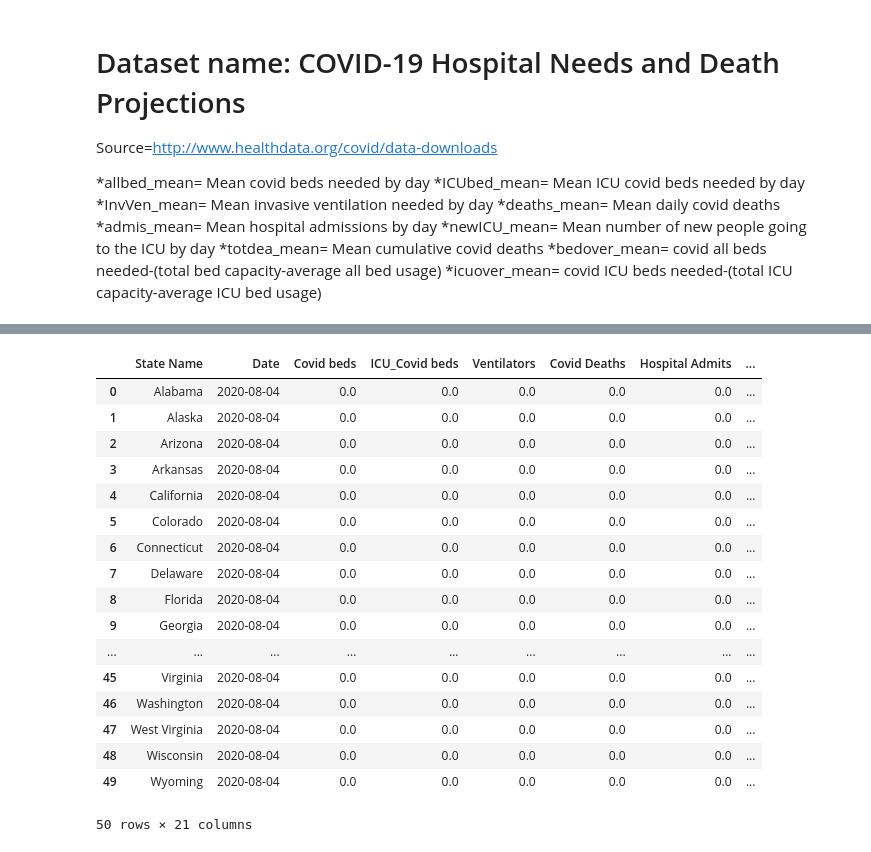
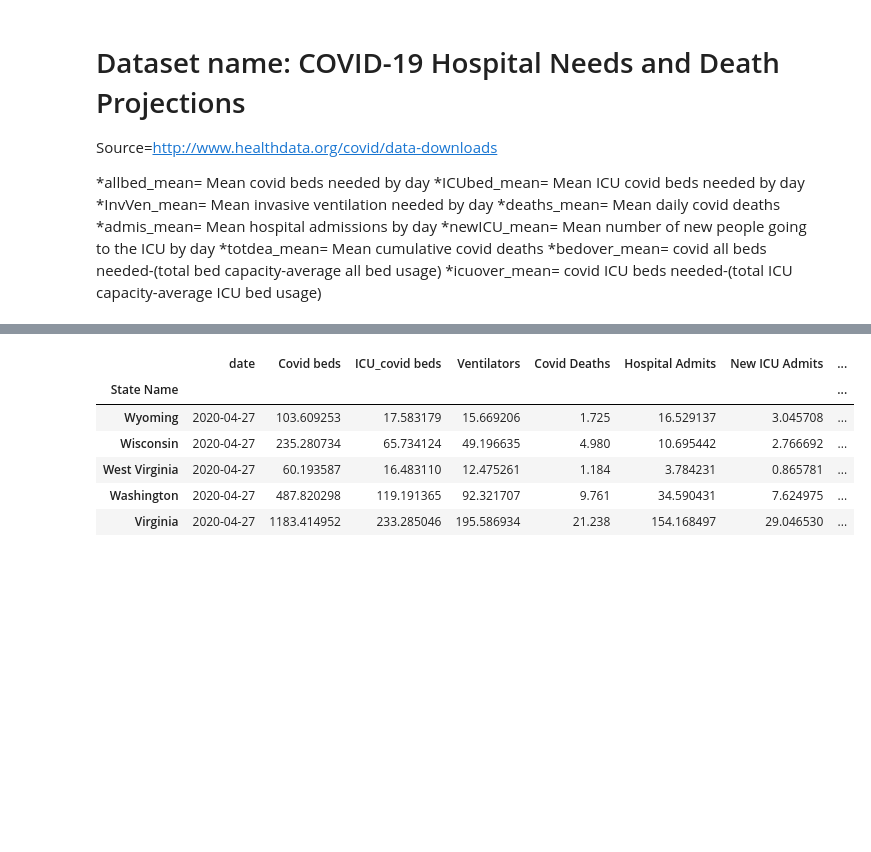
Before and after one commit to jtpeters963/Project-1, a Jupyter notebook: Census_API.ipynb, the cells around one changed output, grey strips where cells are left out. Drawn from its saved outputs; the diff is of its cells as text; code cells hidden in the pictures; blank space fills up the shorter version.

```diff
--- a/Census_API.ipynb
+++ b/Census_API.ipynb
@@ -219,7 +232,7 @@ Source=http://www.healthdata.org/covid/data-downloads
 *bedover_mean= covid all beds needed-(total bed capacity-average all bed usage)
 *icuover_mean= covid ICU beds needed-(total ICU capacity-average ICU bed usage)
 # %%
-hospital_csv='Hospitalization_all_locs.csv'
+hospital_csv='Resources/Hospitalization_all_locs.csv'
 hospital_df=pd.read_csv(hospital_csv)
 hospital_df=hospital_df[['location_name','date','allbed_mean',
                          'ICUbed_mean','InvVen_mean',
@@ -231,3 +244,5 @@ hospital_df=hospital_df.rename(columns={'location_name':'State Name',"allbed_mea
                                'ICUbed_mean':'ICU_covid beds',"InvVen_mean":'Ventilators',
                                 "deaths_mean":'Covid Deaths',"admis_mean":'Hospital Admits',
                                 'newICU_mean':'New ICU Admits','totdea_mean':'Total Covid Deaths'})
+
+As_day_forecast=hospital_df.loc[hospital_df['date']=='2020-04-27']
@@ -250,41 +249,13 @@ hospital_df
-# %%
-Date = hospital_df.groupby('State Name')['date'].last()
-Covid_beds = hospital_df.groupby('State Name')['Covid beds'].last()
-ICU_Covid_beds = hospital_df.groupby('State Name')['ICU_covid beds'].last()
-Ventilators = hospital_df.groupby('State Name')['Ventilators'].last()
-covid_deaths = hospital_df.groupby('State Name')['Covid Deaths'].last()
-admits = hospital_df.groupby('State Name')['Hospital Admits'].last()
-ICU_new = hospital_df.groupby('State Name')['New ICU Admits'].last()
-total_covid_deaths = hospital_df.groupby('State Name')['Total Covid Deaths'].sum()
-bedover = hospital_df.groupby('State Name')['bedover_mean'].last()
-icuover = hospital_df.groupby('State Name')['icuover_mean'].last()
-
-Hosp_df=pd.DataFrame({'Date':Date,"Covid beds":Covid_beds,"ICU_Covid beds":ICU_Covid_beds,
-                           "Ventilators":Ventilators,"Covid Deaths":covid_deaths,
-                            "Hospital Admits":admits,'New ICU Admits':ICU_new,
-                            "Total Covid Deaths":total_covid_deaths,
-                            "BedOver":bedover,"ICUover":icuover
-                          })
-
-Hosp_df=Hosp_df.reset_index()
-Readiness_df=pd.merge(Hosp_df,Census_df,on='State Name')
-Readiness_df
-# %% [output]
-|  | State Name | Date | Covid beds | ICU_Covid beds | Ventilators | Covid Deaths | Hospital Admits | ... |
-| 0 | Alabama | 2020-08-04 | 0.0 | 0.0 | 0.0 | 0.0 | 0.0 | ... |
-| 1 | Alaska | 2020-08-04 | 0.0 | 0.0 | 0.0 | 0.0 | 0.0 | ... |
-| 2 | Arizona | 2020-08-04 | 0.0 | 0.0 | 0.0 | 0.0 | 0.0 | ... |
-| 3 | Arkansas | 2020-08-04 | 0.0 | 0.0 | 0.0 | 0.0 | 0.0 | ... |
-| 4 | California | 2020-08-04 | 0.0 | 0.0 | 0.0 | 0.0 | 0.0 | ... |
-| 5 | Colorado | 2020-08-04 | 0.0 | 0.0 | 0.0 | 0.0 | 0.0 | ... |
-| 6 | Connecticut | 2020-08-04 | 0.0 | 0.0 | 0.0 | 0.0 | 0.0 | ... |
-| 7 | Delaware | 2020-08-04 | 0.0 | 0.0 | 0.0 | 0.0 | 0.0 | ... |
-| 8 | Florida | 2020-08-04 | 0.0 | 0.0 | 0.0 | 0.0 | 0.0 | ... |
-| 9 | Georgia | 2020-08-04 | 0.0 | 0.0 | 0.0 | 0.0 | 0.0 | ... |
-| ... | ... | ... | ... | ... | ... | ... | ... | ... |
-| 45 | Virginia | 2020-08-04 | 0.0 | 0.0 | 0.0 | 0.0 | 0.0 | ... |
-| 46 | Washington | 2020-08-04 | 0.0 | 0.0 | 0.0 | 0.0 | 0.0 | ... |
-| 47 | West Virginia | 2020-08-04 | 0.0 | 0.0 | 0.0 | 0.0 | 0.0 | ... |
-| 48 | Wisconsin | 2020-08-04 | 0.0 | 0.0 | 0.0 | 0.0 | 0.0 | ... |
-| 49 | Wyoming | 2020-08-04 | 0.0 | 0.0 | 0.0 | 0.0 | 0.0 | ... |
-50 rows × 21 columns
+# %%
+Readiness_df=pd.merge(As_day_forecast,Census_df,on='State Name')
+Readiness_df=Readiness_df.set_index('State Name')
+Mainland_readiness_df=Readiness_df.drop(['Alaska','Hawaii'])
+Mainland_readiness_df.head()
+# %% [output]
+|  | date | Covid beds | ICU_covid beds | Ventilators | Covid Deaths | Hospital Admits | New ICU Admits | ... |
+| State Name |  |  |  |  |  |  |  | ... |
+| Wyoming | 2020-04-27 | 103.609253 | 17.583179 | 15.669206 | 1.725 | 16.529137 | 3.045708 | ... |
+| Wisconsin | 2020-04-27 | 235.280734 | 65.734124 | 49.196635 | 4.980 | 10.695442 | 2.766692 | ... |
+| West Virginia | 2020-04-27 | 60.193587 | 16.483110 | 12.475261 | 1.184 | 3.784231 | 0.865781 | ... |
+| Washington | 2020-04-27 | 487.820298 | 119.191365 | 92.321707 | 9.761 | 34.590431 | 7.624975 | ... |
+| Virginia | 2020-04-27 | 1183.414952 | 233.285046 | 195.586934 | 21.238 | 154.168497 | 29.046530 | ... |
```
Also changed, not shown: parts of 16 cells of this notebook, 10 other files.
